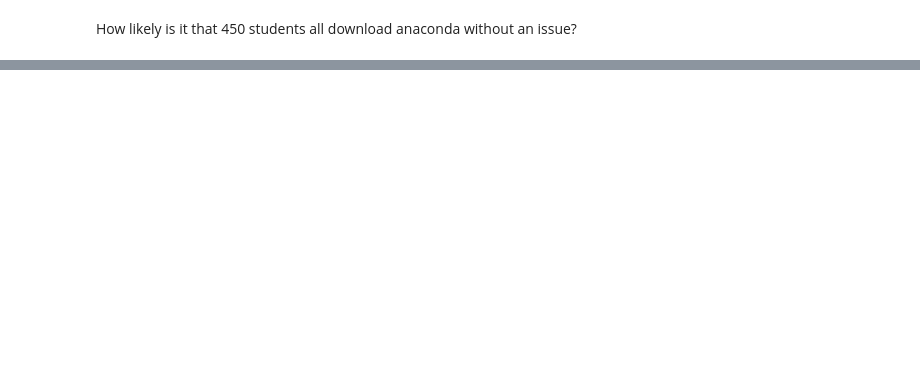
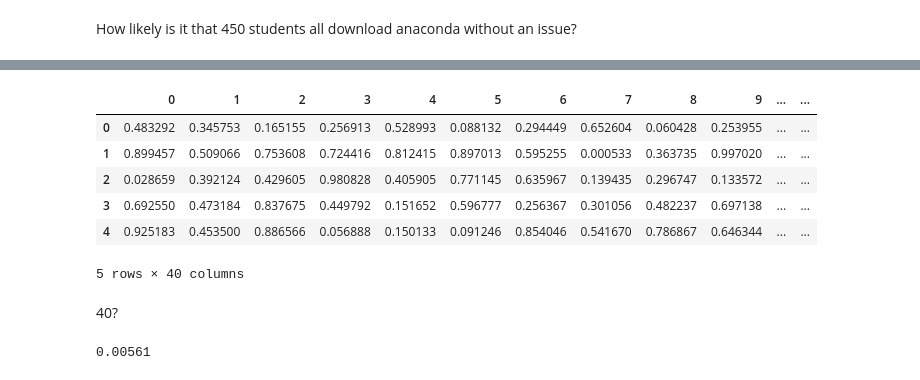
Before and after one commit to hinzle/statistics-exercises, a Jupyter notebook: simulation.ipynb, the cells around one changed output, grey strips where cells are left out. Saved outputs shown, nothing was run; the diff lists cells and outputs as text; code cells hidden in the pictures; blank space fills up the shorter version.

```diff
--- a/simulation.ipynb
+++ b/simulation.ipynb
@@ -210,0 +315,17 @@ trucks.head()
+# %%
+bdays = pd.DataFrame(np.random.rand(10**5,40))
+bdays.head()
+# %% [output]
+|  | 0 | 1 | 2 | 3 | 4 | 5 | 6 | 7 | 8 | 9 | ... | ... |
+| 0 | 0.483292 | 0.345753 | 0.165155 | 0.256913 | 0.528993 | 0.088132 | 0.294449 | 0.652604 | 0.060428 | 0.253955 | ... | ... |
+| 1 | 0.899457 | 0.509066 | 0.753608 | 0.724416 | 0.812415 | 0.897013 | 0.595255 | 0.000533 | 0.363735 | 0.997020 | ... | ... |
+| 2 | 0.028659 | 0.392124 | 0.429605 | 0.980828 | 0.405905 | 0.771145 | 0.635967 | 0.139435 | 0.296747 | 0.133572 | ... | ... |
+| 3 | 0.692550 | 0.473184 | 0.837675 | 0.449792 | 0.151652 | 0.596777 | 0.256367 | 0.301056 | 0.482237 | 0.697138 | ... | ... |
+| 4 | 0.925183 | 0.453500 | 0.886566 | 0.056888 | 0.150133 | 0.091246 | 0.854046 | 0.541670 | 0.786867 | 0.646344 | ... | ... |
+5 rows × 40 columns
+# %% [markdown]
+40?
+# %%
+((bdays<=1/365.25).sum(axis=1)>=2).mean()
+# %% [output]
+0.00561
```
Also changed, not shown: parts of 56 cells of this notebook.
